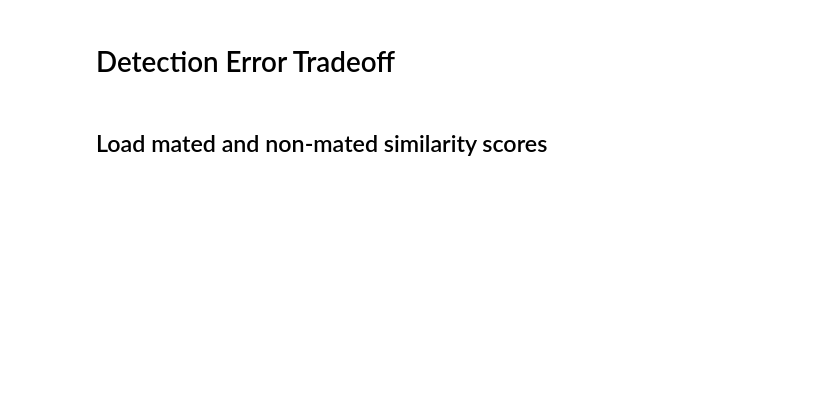
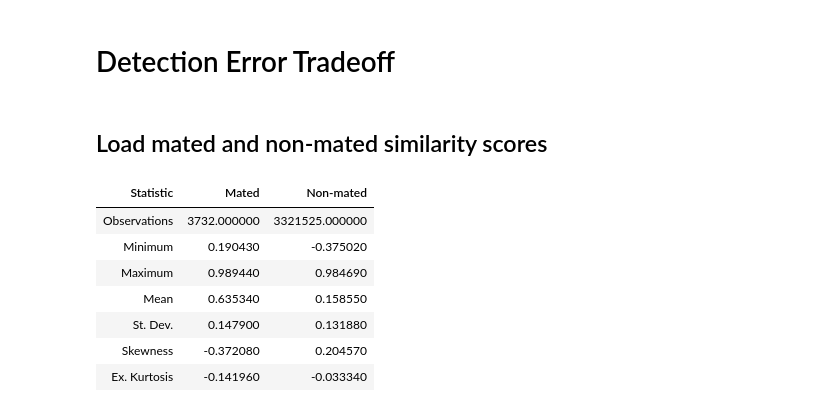
Before and after one commit to Kat-Gabi/Master_Thesis, a Jupyter notebook: notebooks/data_vis/DET_plots.ipynb, the cells around one changed output. Saved outputs shown, nothing was run; the diff lists cells and outputs as text; code cells hidden in the pictures; blank space fills up the shorter version.

```diff
--- a/notebooks/data_vis/DET_plots.ipynb
+++ b/notebooks/data_vis/DET_plots.ipynb
@@ -46,0 +52,12 @@ plt.rc("axes", axisbelow=True)
+# %%
+stats_system1_df = descriptive_statistics(mated_scores1, nonmated_scores1)
+stats_system1_df.round(round_digits).style.hide_index()
+# %% [output]
+| Statistic | Mated | Non-mated |
+| Observations | 3732.000000 | 3321525.000000 |
+| Minimum | 0.190430 | -0.375020 |
+| Maximum | 0.989440 | 0.984690 |
+| Mean | 0.635340 | 0.158550 |
+| St. Dev. | 0.147900 | 0.131880 |
+| Skewness | -0.372080 | 0.204570 |
+| Ex. Kurtosis | -0.141960 | -0.033340 |
```
Also changed, not shown: parts of 6 cells of this notebook, 7 other files.
